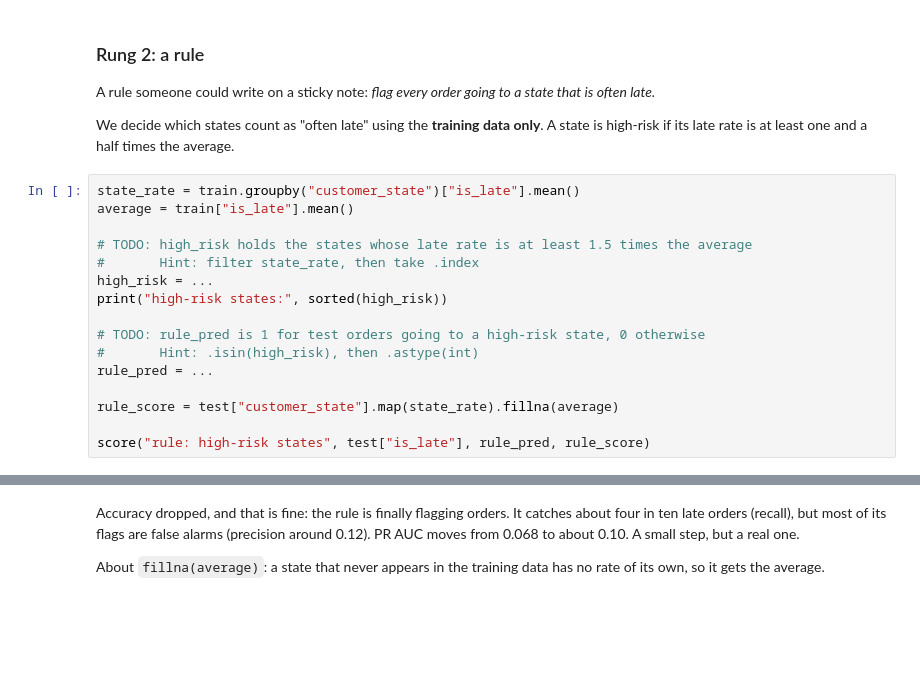
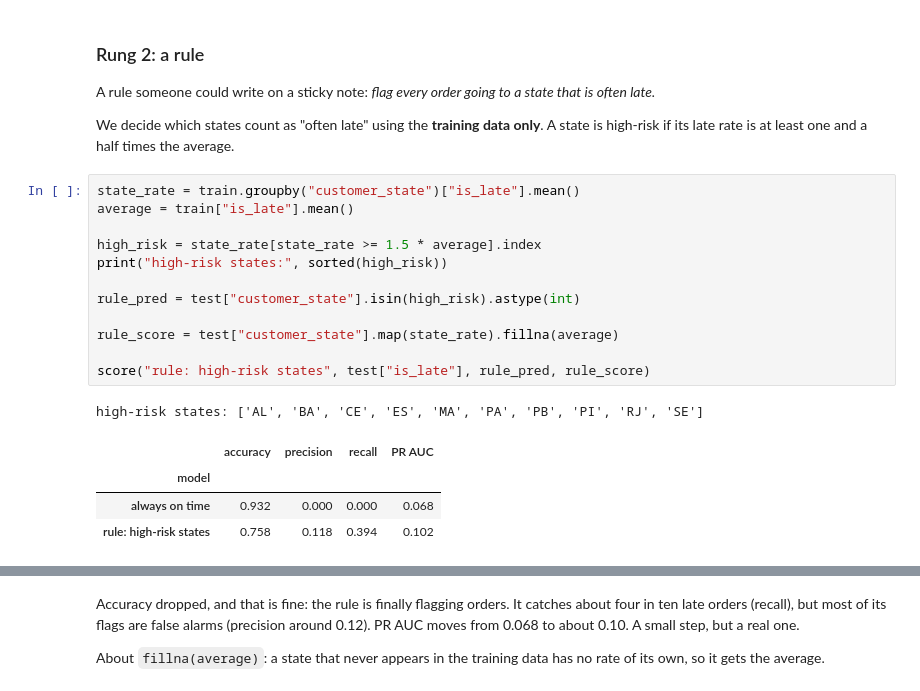
Before and after one commit to Blevis/ml-course-labs, a Jupyter notebook: week-01/my-lab.ipynb, the cells around one changed output, grey strips where cells are left out. Drawn from its saved outputs; the diff is of its cells as text; blank space fills up the shorter version.

```diff
--- a/week-01/my-lab.ipynb
+++ b/week-01/my-lab.ipynb
@@ -429,19 +448,21 @@ We decide which states count as "often late" using the **training data only**. A
 # %%
 state_rate = train.groupby("customer_state")["is_late"].mean()
 average = train["is_late"].mean()
 
-# TODO: high_risk holds the states whose late rate is at least 1.5 times the average
-#       Hint: filter state_rate, then take .index
-high_risk = ...
+high_risk = state_rate[state_rate >= 1.5 * average].index
 print("high-risk states:", sorted(high_risk))
 
-# TODO: rule_pred is 1 for test orders going to a high-risk state, 0 otherwise
-#       Hint: .isin(high_risk), then .astype(int)
-rule_pred = ...
+rule_pred = test["customer_state"].isin(high_risk).astype(int)
 
 rule_score = test["customer_state"].map(state_rate).fillna(average)
 
 score("rule: high-risk states", test["is_late"], rule_pred, rule_score)
+# %% [output]
+high-risk states: ['AL', 'BA', 'CE', 'ES', 'MA', 'PA', 'PB', 'PI', 'RJ', 'SE']
+|  | accuracy | precision | recall | PR AUC |
+| model |  |  |  |  |
+| always on time | 0.932 | 0.000 | 0.000 | 0.068 |
+| rule: high-risk states | 0.758 | 0.118 | 0.394 | 0.102 |
 # %%
 # Check
 assert "AL" in high_risk and "SP" not in high_risk, "Alagoas should be high-risk and São Paulo should not."
```
Also changed, not shown: parts of 12 cells of this notebook, 1 other file.
